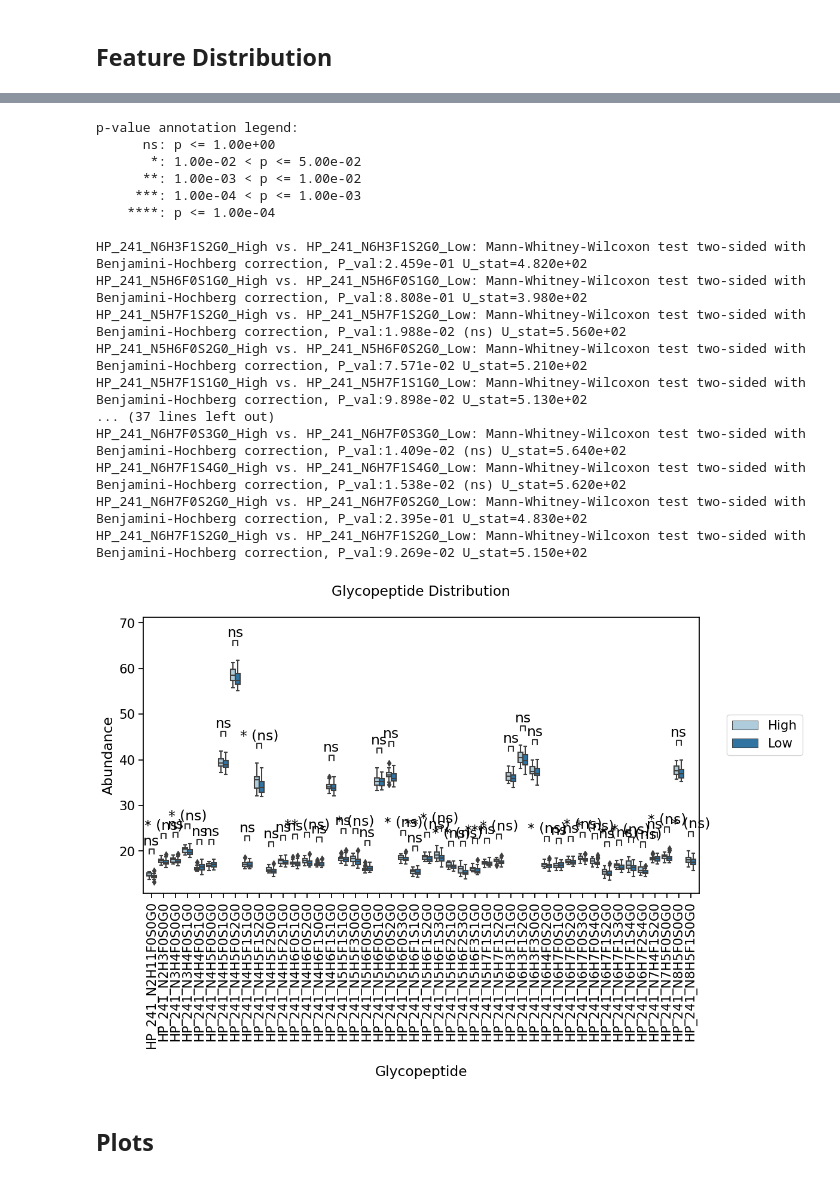
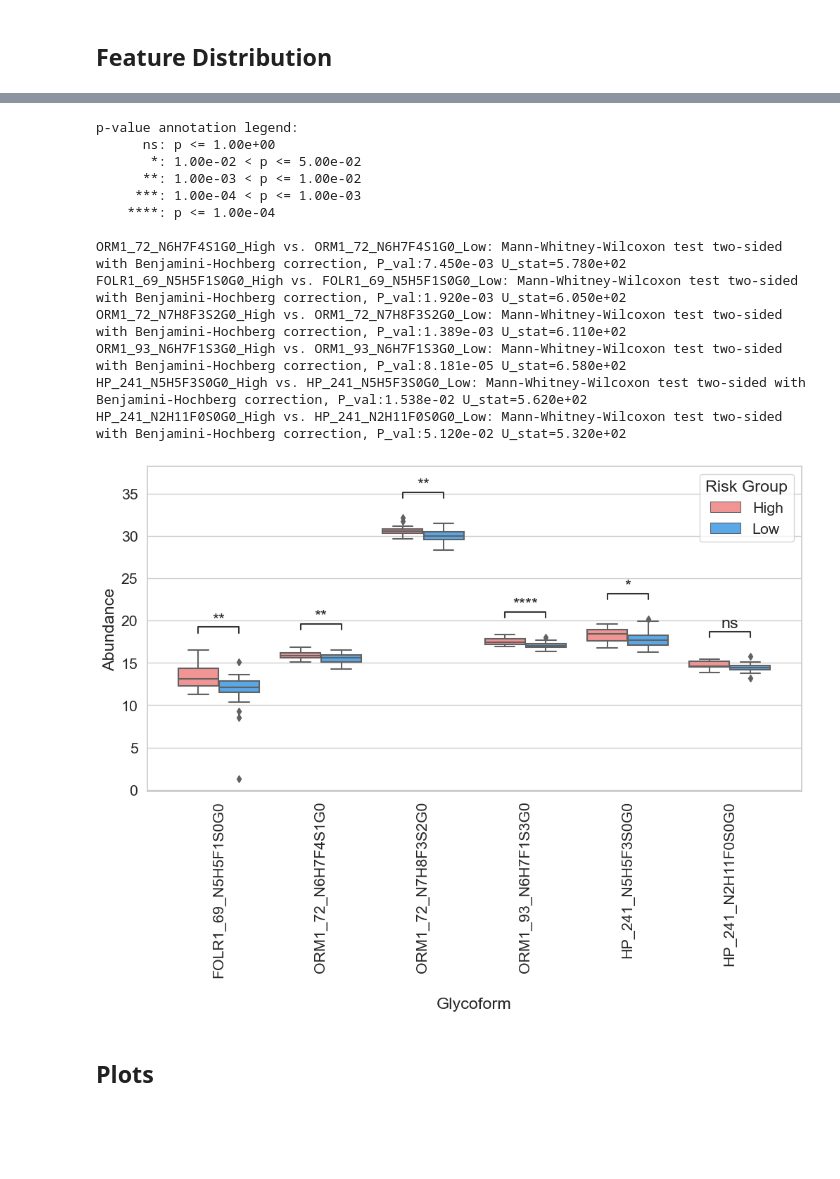
Before and after one commit to kmartinez834/Masters-Thesis, a Jupyter notebook: ccrcc_glycoproteomic/jupyter_notebooks/ccrcc_all_models.ipynb, the cells around one changed output, grey strips where cells are left out. Drawn from its saved outputs; the diff is of its cells as text; code cells hidden in the pictures; blank space fills up the shorter version.

Commit message:
figure updates

```diff
--- a/ccrcc_glycoproteomic/jupyter_notebooks/ccrcc_all_models.ipynb
+++ b/ccrcc_glycoproteomic/jupyter_notebooks/ccrcc_all_models.ipynb
@@ -1010,9 +1024,9 @@ def print_projects_by(df, row_name, func):
 
 
 def label_plot_for_subcats(ax):
-    plt.title("Glycopeptide Distribution", y=1.06)
+    #plt.title("Glycopeptide Distribution", y=1.06)
     ax.set_ylabel("Abundance")
-    ax.set_xlabel("Glycopeptide", labelpad=20)
+    ax.set_xlabel("Glycoform", labelpad=20)
     ax.set
 
 
@@ -1030,4 +1044,5 @@ def get_log_ax(orient="v"):
 
 
 def add_legend(ax):
-    ax.legend(loc=(1.05, 0.5))
+    #ax.legend(loc=(1.05, 0.5), title='Risk Group')
+    ax.legend(title='Risk Group')
@@ -1171,9 +1048,0 @@ FN1_528_N4H6F0S1G0_0 vs. FN1_528_N4H6F0S1G0_1: Mann-Whitney-Wilcoxon test two-si
-# %%
-protein_list = []
-
-for i in df_model.columns:
-    #if "LRP2" == i.split("_")[0]:
-    if "LRG1" in i.split("_N")[0]:
-        protein_list.append(i.split("_N")[0])
-
-sorted(set(protein_list))
@@ -1182,12 +1070,13 @@ sorted(set(protein_list))
+# %%
+protein_list = ["FOLR1_69_N5H5F1S0G0","ORM1_72_N6H7F4S1G0","ORM1_72_N7H8F3S2G0","ORM1_93_N6H7F1S3G0","HP_241_N5H5F3S0G0","HP_241_N2H11F0S0G0"]
 # %%
-protein = "HP"
+#protein = "HP"
 value_list = []
-protein_list = []
 
-for i in df_model.columns:
-    if protein == i.split("_")[0] and "241" == i.split("_")[1]:
-        value_list.append(df_model[i])
-        protein_list.append(i)
+for i in protein_list:
+    #if protein == i.split("_")[0] and "241" == i.split("_")[1]:
+    value_list.append(df_model[i])
+    #protein_list.append(i)
 
 values = pd.concat(value_list,axis=0)
 values = pd.concat([values,df_model["risk"]],axis=1)
@@ -1218,8 +1107,11 @@ df_stats
 # %%
 #https://levelup.gitconnected.com/statistics-on-seaborn-plots-with-statannotations-2bfce0394c00
 
-subcat_order = sorted(protein_list)
-subcat_palette = sns.color_palette("Paired")
+subcat_order = protein_list
+
+color=["#FF8585","#43AAFF"]
+sns.set_palette(color)
+subcat_palette = sns.color_palette()
 
 plotting_parameters = {
     'data':    df_stats,
@@ -1234,44 +1126,40 @@ pairs = []
 for i in protein_list:
     i_list = [(i, "High"), (i, "Low")]
     pairs.append(i_list)
 
 with sns.plotting_context('notebook', font_scale = 1.4):
     # Create new plot
     ax = get_log_ax()
 
     # Plot with seaborn
     ax = sns.boxplot(ax=ax, **plotting_parameters)
 
     # Add annotations
     annotator = Annotator(ax, pairs, **plotting_parameters)
     #annotator.configure(test="Mann-Whitney").apply_and_annotate()
     annotator.configure(test="Mann-Whitney", comparisons_correction="BH")
     _, corrected_results = annotator.apply_and_annotate()
 
     # Label and show
     add_legend(ax)
     label_plot_for_subcats(ax)
     plt.xticks(rotation=90)
     plt.show()
 # %% [output]
 p-value annotation legend:
       ns: p <= 1.00e+00
        *: 1.00e-02 < p <= 5.00e-02
       **: 1.00e-03 < p <= 1.00e-02
      ***: 1.00e-04 < p <= 1.00e-03
     ****: p <= 1.00e-04
 
-HP_241_N6H3F1S2G0_High vs. HP_241_N6H3F1S2G0_Low: Mann-Whitney-Wilcoxon test two-sided with Benjamini-Hochberg correction, P_val:2.459e-01 U_stat=4.820e+02
-HP_241_N5H6F0S1G0_High vs. HP_241_N5H6F0S1G0_Low: Mann-Whitney-Wilcoxon test two-sided with Benjamini-Hochberg correction, P_val:8.808e-01 U_stat=3.980e+02
-HP_241_N5H7F1S2G0_High vs. HP_241_N5H7F1S2G0_Low: Mann-Whitney-Wilcoxon test two-sided with Benjamini-Hochberg correction, P_val:1.988e-02 (ns) U_stat=5.560e+02
-HP_241_N5H6F0S2G0_High vs. HP_241_N5H6F0S2G0_Low: Mann-Whitney-Wilcoxon test two-sided with Benjamini-Hochberg correction, P_val:7.571e-02 U_stat=5.210e+02
-HP_241_N5H7F1S1G0_High vs. HP_241_N5H7F1S1G0_Low: Mann-Whitney-Wilcoxon test two-sided with Benjamini-Hochberg correction, P_val:9.898e-02 U_stat=5.130e+02
-... (37 lines left out)
-HP_241_N6H7F0S3G0_High vs. HP_241_N6H7F0S3G0_Low: Mann-Whitney-Wilcoxon test two-sided with Benjamini-Hochberg correction, P_val:1.409e-02 (ns) U_stat=5.640e+02
-HP_241_N6H7F1S4G0_High vs. HP_241_N6H7F1S4G0_Low: Mann-Whitney-Wilcoxon test two-sided with Benjamini-Hochberg correction, P_val:1.538e-02 (ns) U_stat=5.620e+02
-HP_241_N6H7F0S2G0_High vs. HP_241_N6H7F0S2G0_Low: Mann-Whitney-Wilcoxon test two-sided with Benjamini-Hochberg correction, P_val:2.395e-01 U_stat=4.830e+02
-HP_241_N6H7F1S2G0_High vs. HP_241_N6H7F1S2G0_Low: Mann-Whitney-Wilcoxon test two-sided with Benjamini-Hochberg correction, P_val:9.269e-02 U_stat=5.150e+02
+ORM1_72_N6H7F4S1G0_High vs. ORM1_72_N6H7F4S1G0_Low: Mann-Whitney-Wilcoxon test two-sided with Benjamini-Hochberg correction, P_val:7.450e-03 U_stat=5.780e+02
+FOLR1_69_N5H5F1S0G0_High vs. FOLR1_69_N5H5F1S0G0_Low: Mann-Whitney-Wilcoxon test two-sided with Benjamini-Hochberg correction, P_val:1.920e-03 U_stat=6.050e+02
+ORM1_72_N7H8F3S2G0_High vs. ORM1_72_N7H8F3S2G0_Low: Mann-Whitney-Wilcoxon test two-sided with Benjamini-Hochberg correction, P_val:1.389e-03 U_stat=6.110e+02
+ORM1_93_N6H7F1S3G0_High vs. ORM1_93_N6H7F1S3G0_Low: Mann-Whitney-Wilcoxon test two-sided with Benjamini-Hochberg correction, P_val:8.181e-05 U_stat=6.580e+02
+HP_241_N5H5F3S0G0_High vs. HP_241_N5H5F3S0G0_Low: Mann-Whitney-Wilcoxon test two-sided with Benjamini-Hochberg correction, P_val:1.538e-02 U_stat=5.620e+02
+HP_241_N2H11F0S0G0_High vs. HP_241_N2H11F0S0G0_Low: Mann-Whitney-Wilcoxon test two-sided with Benjamini-Hochberg correction, P_val:5.120e-02 U_stat=5.320e+02
-[figure, old version]
+[figure, new version]
 # %% [markdown]
 ## Plots
 # %%
```
Also changed, not shown: parts of 13 cells of this notebook, 1 other file.
